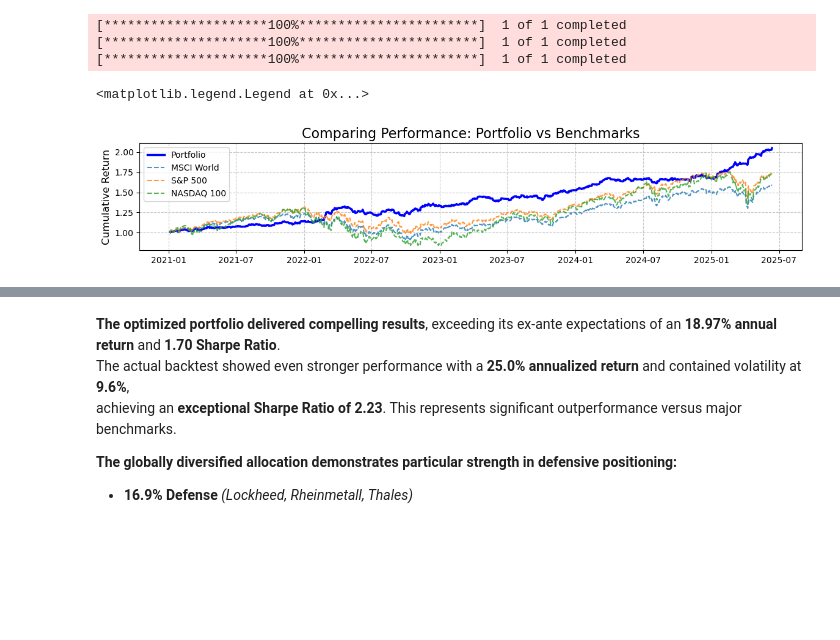
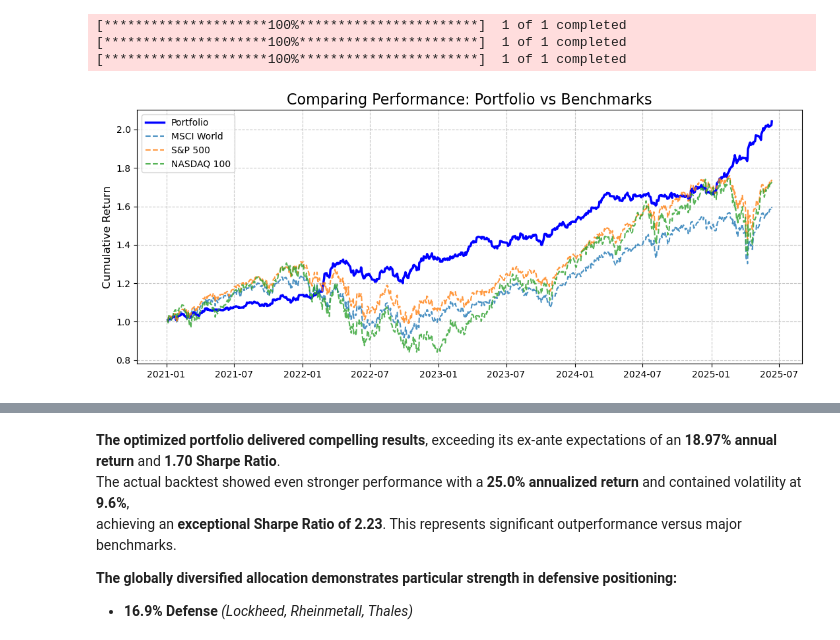
Before and after one commit to AntonioAmmirati/Portfolio-Optimization, a Jupyter notebook: Portfolio_opc.ipynb, the cells around one changed output, grey strips where cells are left out. Saved outputs shown, nothing was run; the diff lists cells and outputs as text; code cells hidden in the pictures; blank space fills up the shorter version.

```diff
--- a/Portfolio_opc.ipynb
+++ b/Portfolio_opc.ipynb
@@ -120,12 +118,19 @@ Lockheed Martin (LMT), Rheinmetall (RHM.DE), Thales (HO.PA) - leaders in next-ge
 - Aramco's strategic pricing power and 8% dividend yield
 *Geopolitical catalyst:* Energy security concerns post-Ukraine conflict
 # %%
+
+from dotenv import load_dotenv
+import os
+
+load_dotenv()
+api_key = os.getenv("FRED_API_KEY")
 from fredapi import Fred
-fred = Fred(api_key ='f6487cd53ebf862352b1316bedec1c14')
+fred = Fred(api_key=api_key)
 risk_free =fred.get_series('DGS10',start,end)
 
+# Calcolo corretto
 mean_rf = risk_free.mean()
-annualized_rf = mean_rf / 100
+annualized_rf = mean_rf / 100  # Converti percentuale in decimale
 
 
 print(f"Annualized Risk-Free Rate (decimal): {annualized_rf:.6f}")
@@ -550,21 +561,19 @@ def calculate_drawdown(cumulative_series):
 
 portfolio_drawdown = calculate_drawdown(portfolio_cumulative)
 # %%
-plt.figure(figsize=(14, 5))
+plt.figure(figsize=(13, 5))
 
 # Cumulative Performance Graph
-plt.subplot(2, 1, 1)
 plt.plot(portfolio_cumulative, label='Portfolio', linewidth=2.5, color='blue')
 
 for name, data in benchmark_cumulative.items():
     plt.plot(data, label=name, linestyle='--', alpha=0.8)
 
 plt.title('Comparing Performance: Portfolio vs Benchmarks', fontsize=16)
 plt.ylabel('Cumulative Return', fontsize=12)
 plt.grid(True, linestyle='--', alpha=0.7)
-plt.legend(loc='upper left')
+plt.legend(loc='upper left');
 # %% [output]
-<matplotlib.legend.Legend at 0x...>
-[figure, old version]
+[figure, new version]
 # %%
 plt.figure(figsize=(8,5))
```
Also changed, not shown: parts of 31 cells of this notebook.
